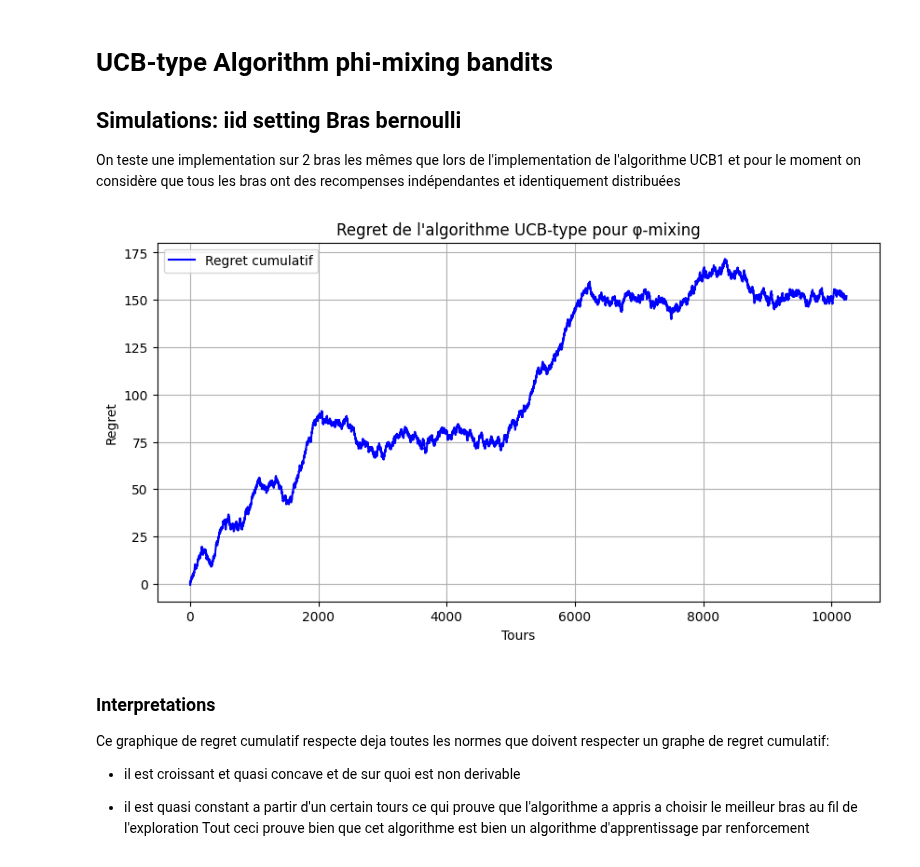
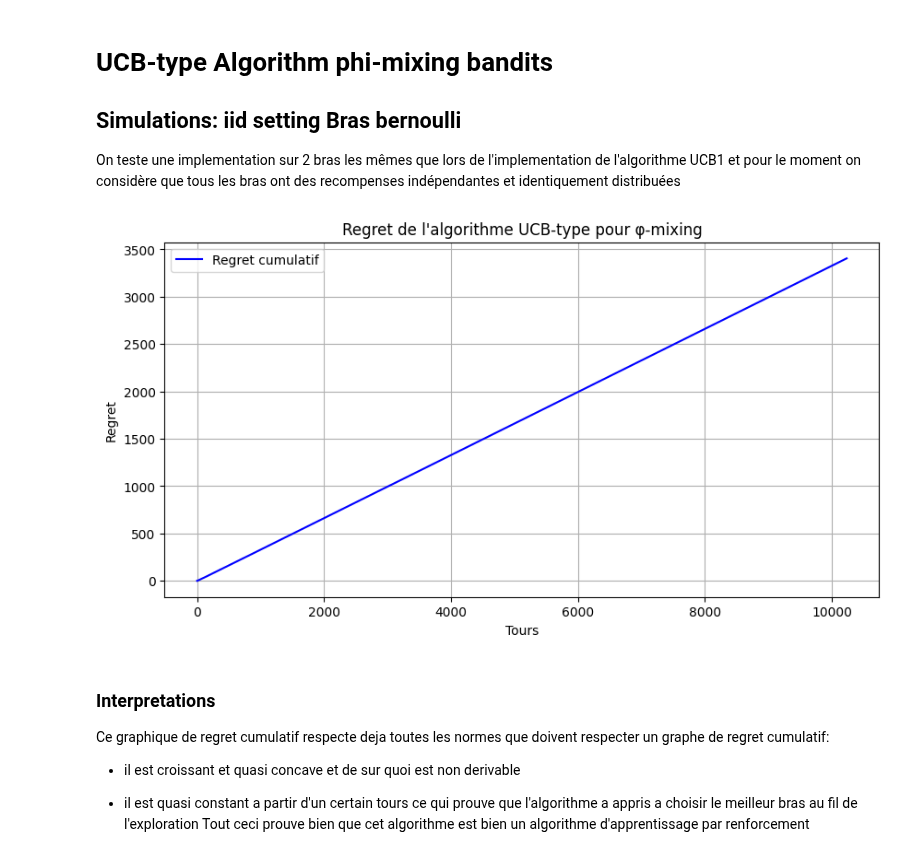
Before and after one commit to Dkdunand/Reinforcement-learning-Multi-armed-Bandits, a Jupyter notebook: Impletations.ipynb, the cells around one changed output. Drawn from its saved outputs; the diff is of its cells as text; code cells hidden in the pictures.

```diff
--- a/Impletations.ipynb
+++ b/Impletations.ipynb
@@ -263,15 +263,7 @@ $$
 
 Pour des raisons de non redondance, on va creer un classe fille qui herite des attribut de la classe UCB 1
 # %%
-import numpy as np
-import matplotlib.pyplot as plt
 
-# --- Paramètres de base ---
-T = 1000  # Horizon
-p1, p2 = 0.5, 0.7  # Probabilités de succès des bras (bras 1 est optimal)
-optimal_mean = max(p1, p2)
-
-# --- Classe ETC ---
 class ETC:
     def __init__(self, m, k=2):
         self.m = m
@@ -284,7 +276,7 @@ class ETC:
     def select_arm(self):
         self.t += 1
         if self.t <= self.m * self.k:
-            return (self.t - 1) % self.k
+            return (self.t ) % self.k
         else:
             if self.commit_arm is None:
                 averages = self.rewards / self.counts
@@ -539,39 +531,39 @@ class UCBPhiMixing:
                 t_current = len(self.regret_history)
                 #self.total_time += 1
                 t_curent = len(self.regret_history)+1
-                regret = optimal_mean * t_curent - cumulative_reward
+                regret = optimal_mean * (t_curent+1) - np.sum([self.s[i]*means[i] for i in range(self.k)])
                 self.regret_history.append(regret)
 
                 """if t_current >= n_total:
                     break"""
 
         return self.arm_history, self.regret_history
 
 
 # Simulation
 n_total = 100000
 k = 2
 norm_phi = 0 # we assume that the phi coefficient are 0
 means = [1/3, 1/4]
 optimal_mean = max(means)
 
 def reward_function(arm):
     return np.random.binomial(1, means[arm])
 
 algo = UCBPhiMixing(k_arms=k, norm_phi= norm_phi)
 arms, regret_history = algo.run(n_total=10000, reward_function=reward_function, optimal_mean=optimal_mean)
 
 # Plotting
 plt.figure(figsize=(10, 5))
 plt.plot( regret_history, label='Regret cumulatif', color='blue')
 plt.xlabel("Tours")
 plt.ylabel("Regret")
 plt.title("Regret de l'algorithme UCB-type pour φ-mixing")
 plt.grid(True)
 plt.legend()
 plt.show()
 # %% [output]
-[figure, old version]
+[figure, new version]
 # %% [markdown]
 ### Interpretations
 Ce graphique de regret cumulatif respecte deja toutes les normes que doivent respecter un graphe de regret cumulatif:
```
Also changed, not shown: parts of 6 cells of this notebook, 2 other files.
